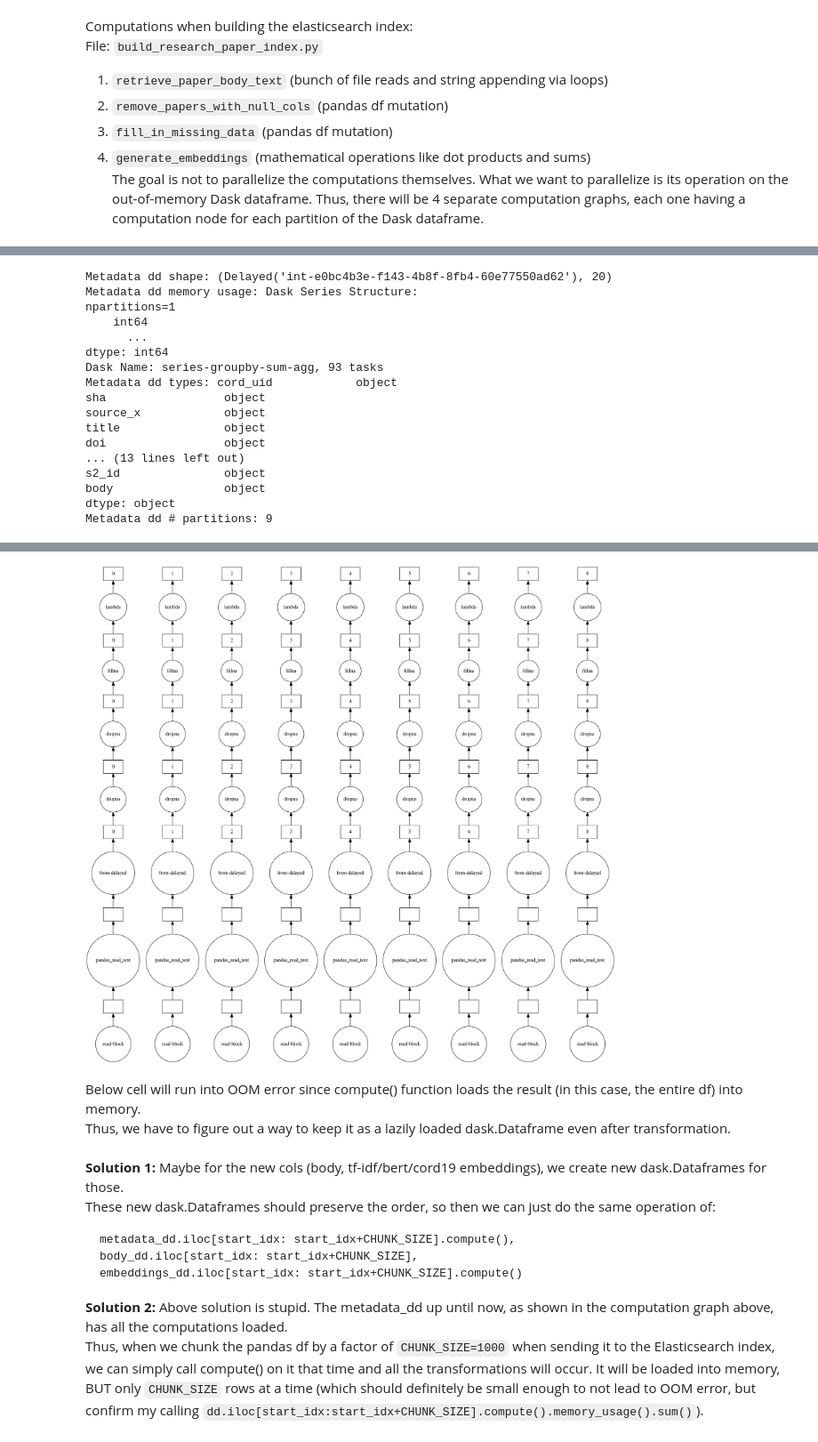
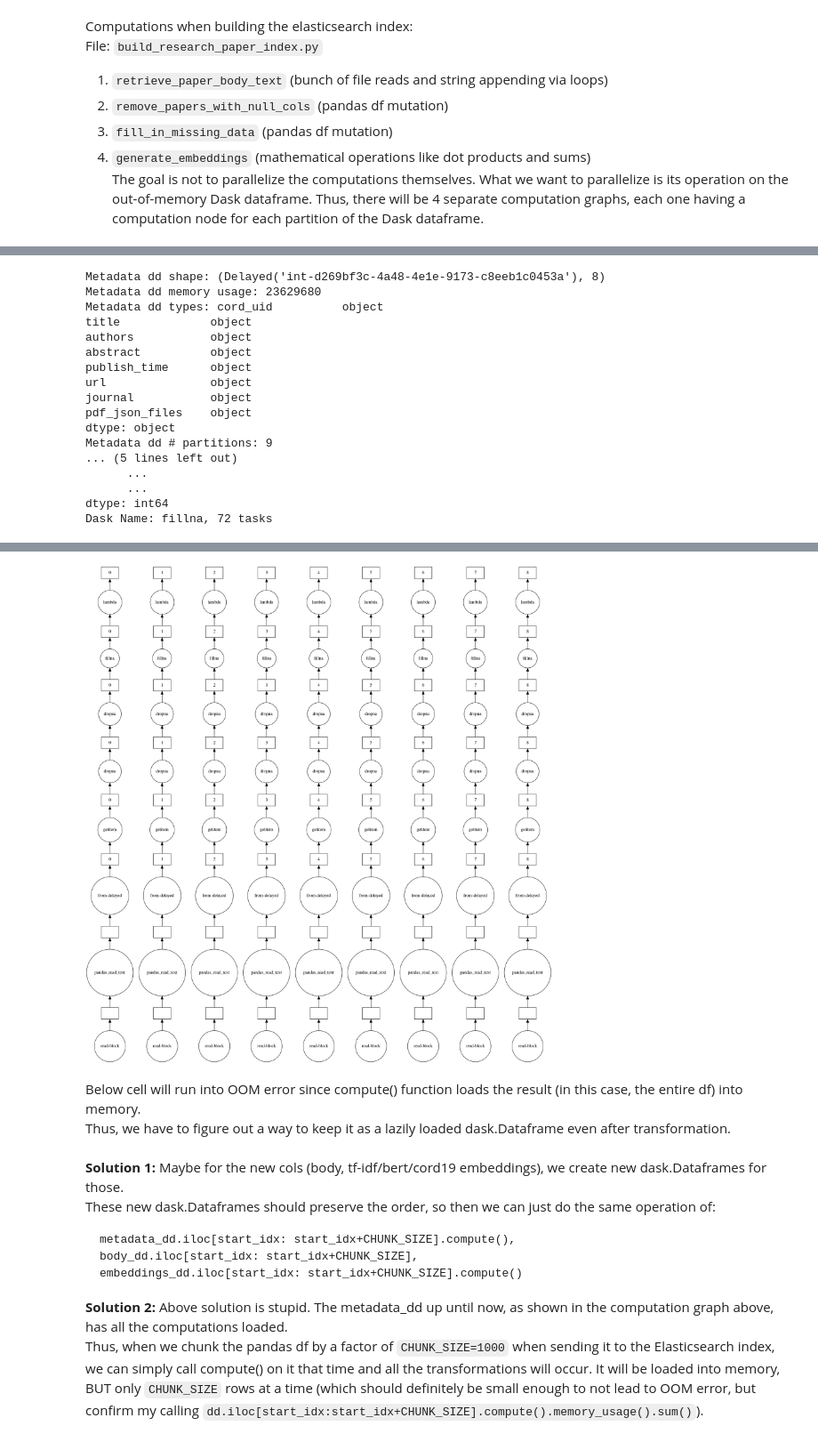
Before and after one commit to nishanthrs/CovidSearch_Backend, a Jupyter notebook: research/Figuring_Out_Dask.ipynb, the cells around one changed output, grey strips where cells are left out. Shown at 89% size. Cells and saved outputs as stored; diff of their text form; code cells hidden in the pictures.

Commit message:
Stupid Ubuntu machine keeps disconnecting; committing work from Dask notebook

```diff
--- a/research/Figuring_Out_Dask.ipynb
+++ b/research/Figuring_Out_Dask.ipynb
@@ -18,3 +21,10 @@ metadata_filename = "metadata.csv"
 metadata_cols = list(pd.read_csv(metadata_filename, nrows=0).columns)
 metadata_cols_dtypes = {col: str for col in metadata_cols}
 metadata_df = pd.read_csv(metadata_filename, dtype=metadata_cols_dtypes)
+# %%
+metadata_df = metadata_df.dropna(subset=["title"], how="all")
+metadata_df = metadata_df.fillna("")
+tfidf_vectorizer = TfidfVectorizer(stop_words='english')
+doc_embeddings = tfidf_vectorizer.fit_transform(metadata_df["title"])
+print(f"Embeddings type: {type(doc_embeddings)}")
+print(f"pd.Series embedding shape: {doc_embeddings.shape}")
@@ -118,6 +137,10 @@ The goal is not to parallelize the computations themselves. What we want to para
 %%time
 
 print(f"Num rows before: {metadata_dd.shape[0].compute()}")
+relevant_search_cols = [
+    "cord_uid", "title", "authors", "abstract", "publish_time", "url", "journal", "pdf_json_files",
+]
+metadata_dd = metadata_dd[relevant_search_cols]
 metadata_dd = metadata_dd.dropna(subset=["title"], how="all")  # remove_papers_with_null_cols
 metadata_dd = metadata_dd.dropna(subset=["abstract", "url"], how="all")  # remove_papers_with_null_cols
 print(f"Num rows before: {metadata_dd.shape[0].compute()}")
@@ -134,26 +157,27 @@ Wall time: 7.29 s
 # %%
 print(f"Metadata dd shape: {metadata_dd.shape}")  # (Delayed shape, # cols)
-print(f"Metadata dd memory usage: {metadata_dd.memory_usage()}")
+print(f"Metadata dd memory usage: {metadata_dd.memory_usage().sum().compute()}")
 print(f"Metadata dd types: {metadata_dd.dtypes}")
 print(f"Metadata dd # partitions: {metadata_dd.npartitions}")
+print(f"Metadata dd index: {metadata_dd.index}")
 # %% [output]
-Metadata dd shape: (Delayed('int-e0bc4b3e-f143-4b8f-8fb4-60e77550ad62'), 20)
-Metadata dd memory usage: Dask Series Structure:
-npartitions=1
-    int64
+Metadata dd shape: (Delayed('int-d269bf3c-4a48-4e1e-9173-c8eeb1c0453a'), 8)
+Metadata dd memory usage: 23629680
+Metadata dd types: cord_uid          object
+title             object
+authors           object
+abstract          object
+publish_time      object
+url               object
+journal           object
+pdf_json_files    object
+dtype: object
+Metadata dd # partitions: 9
+... (5 lines left out)
+      ...
       ...
 dtype: int64
-Dask Name: series-groupby-sum-agg, 93 tasks
-Metadata dd types: cord_uid            object
-sha                 object
-source_x            object
-title               object
-doi                 object
-... (13 lines left out)
-s2_id               object
-body                object
-dtype: object
-Metadata dd # partitions: 9
+Dask Name: fillna, 72 tasks
 # %%
 def retrieve_paper_body_text(pdf_json_files: str) -> str:
     if pdf_json_files and type(pdf_json_files) is str:
@@ -182,7 +206,7 @@ def retrieve_paper_body_text_for_series(pdf_json_files_series: pd.Series) -> pd.
 
 def generate_embeddings(embedding_type: str, docs: pd.Series) -> pd.Series:
     if embedding_type == "tfidf":
-        tfidf_vectorizer = TfidfVectorizer()
+        tfidf_vectorizer = TfidfVectorizer(stop_words='english')
         doc_embeddings = tfidf_vectorizer.fit_transform(docs)
         print(f"Title embeddings shape: {doc_embeddings.toarray()}")
     else:
@@ -206,7 +230,7 @@ metadata_dd = metadata_dd.map_partitions(
 """
 metadata_dd = metadata_dd.map_partitions(
     lambda df: df.assign(
-        title_tfidf_embedding=generate_embedding("tfidf", df.title)
+        title_tfidf_embedding=generate_embeddings("tfidf", df.title)
     )
 )
 metadata_dd = metadata_dd.map_partitions(
@@ -215,6 +239,7 @@ metadata_dd = metadata_dd.map_partitions(
     )
 )
 """
+metadata_dd.visualize()
 # %% [output]
 Failed on foo with exception: [Errno 2] No such file or directory: 'foo'
 Failed on foo with exception: [Errno 2] No such file or directory: 'foo'
@@ -223,7 +248,4 @@ Wall time: 26.3 ms
+[figure, added]
-# %%
-metadata_dd.visualize()
-# %% [output]
-[figure, removed]
 # %% [markdown]
 Below cell will run into OOM error since compute() function loads the result (in this case, the entire df) into memory. <br>
 Thus, we have to figure out a way to keep it as a lazily loaded dask.Dataframe even after transformation. <br> <br>
```
Also changed, not shown: parts of 18 cells of this notebook, 1 other file.
